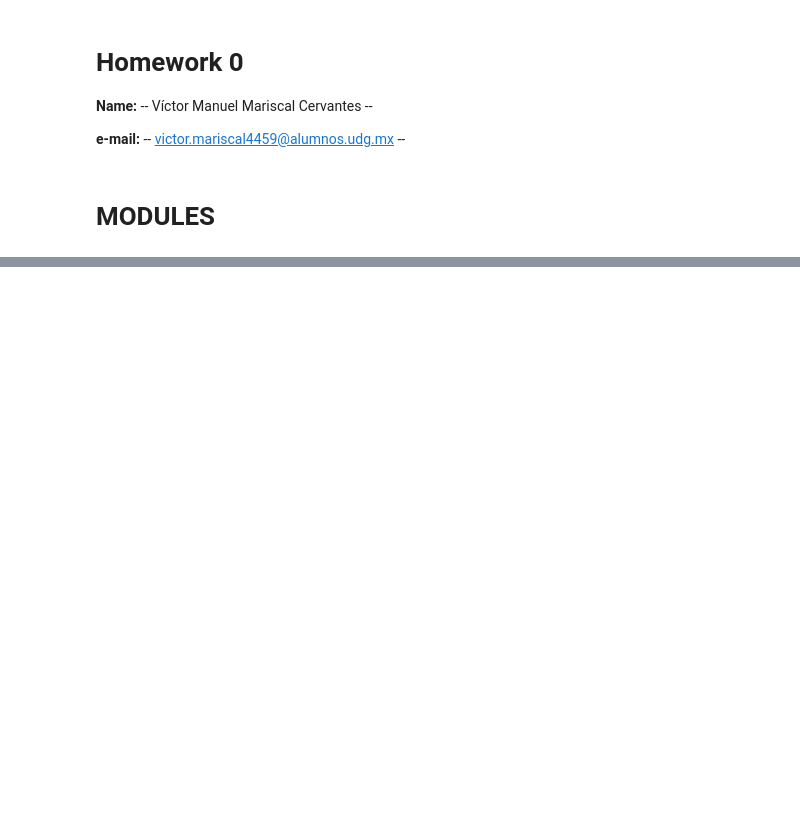
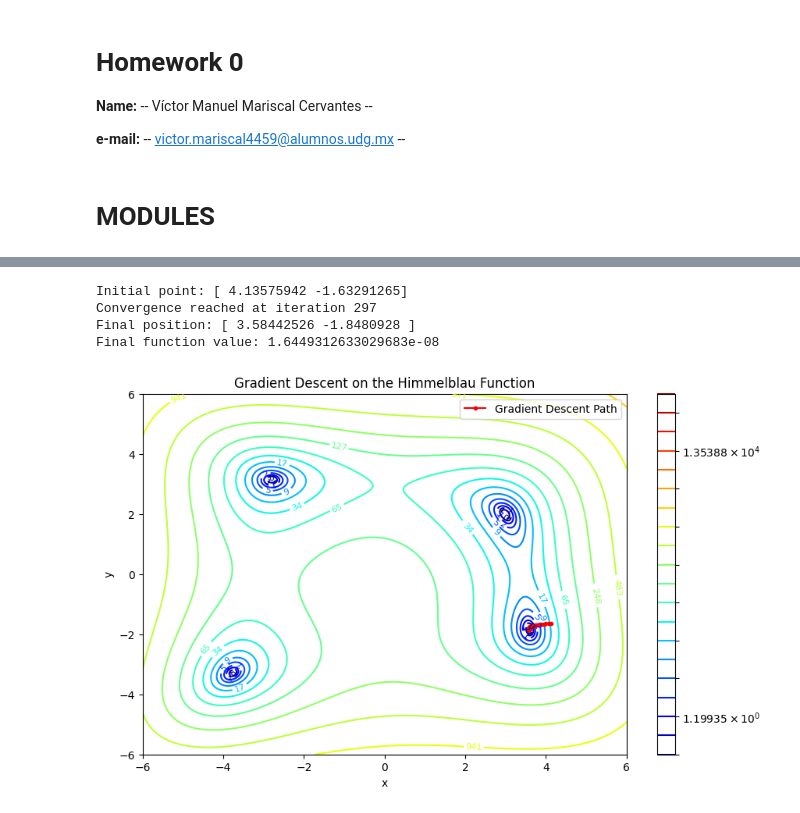
Before and after one commit to manuelmariscal/MCAP, a Jupyter notebook: TDI_1/TI_1_HW1.ipynb, the cells around one changed output, grey strips where cells are left out. Drawn from its saved outputs; the diff is of its cells as text; code cells hidden in the pictures; blank space fills up the shorter version.

```diff
--- a/TDI_1/TI_1_HW1.ipynb
+++ b/TDI_1/TI_1_HW1.ipynb
@@ -37,32 +56,35 @@ In this notebook, we use the Himmelblau function, a well-known function with mul
 # %%
 # Function to be optimized
+def himmelblau(x, y):
+    r"""
+    Himmelblau function:
 
-def himmelblau(x, y):
-    """
-    Himmelblau function:
-    \( f(x, y) = (x^2 + y - 11)^2 + (x + y^2 - 7)^2 \)
-    This function has multiple local minima. The function is used as a performance test for optimization algorithms.
+    Defined as:
+      f(x, y) = (x² + y - 11)² + (x + y² - 7)²
+
+    Returns the function value at (x, y).
     """
     return (x**2 + y - 11)**2 + (x + y**2 - 7)**2
 
 def grad_himmelblau(x, y):
-    """
-    Computes the gradient of the Himmelblau function with respect to x and y.
+    r"""
+    Gradient of the Himmelblau function.
+
     The partial derivatives are:
-    \( \frac{\partial f}{\partial x} = 4x(x^2 + y - 11) + 2(x + y^2 - 7) \)
-    \( \frac{\partial f}{\partial y} = 2(x^2 + y - 11) + 4y(x + y^2 - 7) \)
+      \( \frac{\partial f}{\partial x} = 4x(x^2 + y - 11) + 2(x + y^2 - 7) \)
+      \( \frac{\partial f}{\partial y} = 2(x^2 + y - 11) + 4y(x + y^2 - 7) \)
+
+    Returns a NumPy array with the derivatives with respect to x and y.
     """
     dfdx = 4 * x * (x**2 + y - 11) + 2 * (x + y**2 - 7)
     dfdy = 2 * (x**2 + y - 11) + 4 * y * (x + y**2 - 7)
     return np.array([dfdx, dfdy])
-
-# The Himmelblau function and its gradient are defined above. These will be used for the optimization process.
 # %%
 # Run gradient descent algorithm
 
 # Set parameters for gradient descent
 learning_rate = 0.001       # Step size for each iteration
-max_iters = 10000           # Maximum number of iterations allowed
+max_iters = 400           # Maximum number of iterations allowed
 tolerance = 1e-6            # Convergence tolerance
 
 # Choose a random initial point within the range [-6, 6] for both x and y
@@ -99,34 +121,41 @@ path = np.array(path)
 # Output the final position and function value
 print("Final position:", x_current)
 print("Final function value:", himmelblau(x_current[0], x_current[1]))
+# %% [output]
+Initial point: [ 4.13575942 -1.63291265]
+Convergence reached at iteration 297
+Final position: [ 3.58442526 -1.8480928 ]
+Final function value: 1.6449312633029683e-08
 # %%
 # Plot the results
 
 # Create a grid of x and y values to evaluate the Himmelblau function
 x_vals = np.linspace(-6, 6, 400)
 y_vals = np.linspace(-6, 6, 400)
 X, Y = np.meshgrid(x_vals, y_vals)
 
 # Evaluate the Himmelblau function on the grid
 Z = himmelblau(X, Y)
 
 # Set up the plot
 plt.figure(figsize=(10, 6))
 
 # Plot the contour lines of the Himmelblau function
-contour_levels = np.logspace(-0.5, 5, 20)  # Logarithmically spaced levels for better visualization
-contour_plot = plt.contour(X, Y, Z, levels=contour_levels, norm=plt.LogNorm(), cmap='jet')
+contour_levels = np.logspace(-0.5, 5, 20)  # Logarithmically spaced levels
+contour_plot = plt.contour(X, Y, Z, levels=contour_levels, norm=LogNorm(), cmap='jet')
 plt.clabel(contour_plot, inline=True, fontsize=8)
 
 # Plot the path taken by the gradient descent algorithm
 plt.plot(path[:, 0], path[:, 1], 'ro-', markersize=3, label='Gradient Descent Path')
 
 # Label the plot
 plt.xlabel('x')
 plt.ylabel('y')
 plt.title('Gradient Descent on the Himmelblau Function')
 plt.legend()
 plt.colorbar(contour_plot)
 
 # Display the plot
 plt.show()
+# %% [output]
+[figure, added]
```
Also changed, not shown: parts of 3 cells of this notebook.
